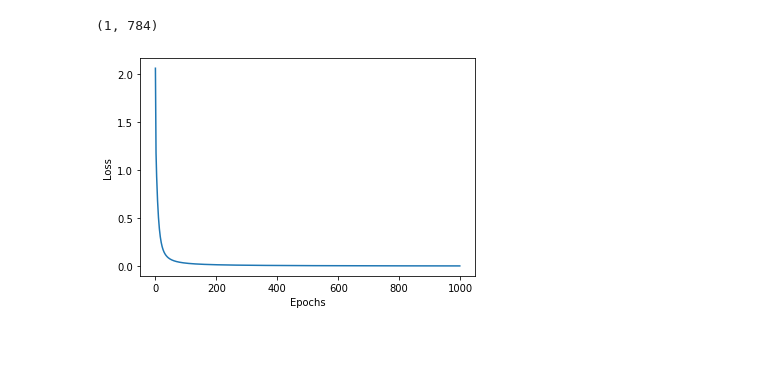
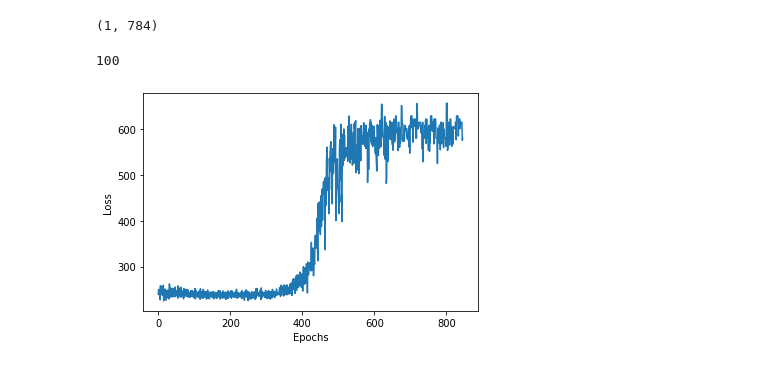
Before and after one commit to Pranav335/CS910, a Jupyter notebook: Assignment_1.ipynb, the cells around one changed output. Drawn from its saved outputs; the diff is of its cells as text; code cells hidden in the pictures.

```diff
--- a/Assignment_1.ipynb
+++ b/Assignment_1.ipynb
@@ -243,8 +253,8 @@ ytrain_oh.shape
 # %% [output]
 (60000, 10)
 # %%
-nn = neural_network(xtrain[0, :])
-yhat = nn.forward_pass()
+nn = neural_network(784)
+yhat = nn.forward_pass(xtrain[0,:])
 yhat.shape
 # %% [output]
 (10, 1)
@@ -273,8 +283,9 @@ nn.H[0].T.shape
 # %% [output]
 (1, 784)
 # %%
-nn.fit_neural_network(ytrain_oh[0, :], epochs = 1000)
+nn.fit_neural_network(xtrain[:100, :],ytrain_oh[:100, :], epochs = 1000)
 # %% [output]
+100
-[figure, old version]
+[figure, new version]
 # %%
 nn.A[1]
```
Also changed, not shown: parts of 13 cells of this notebook.
